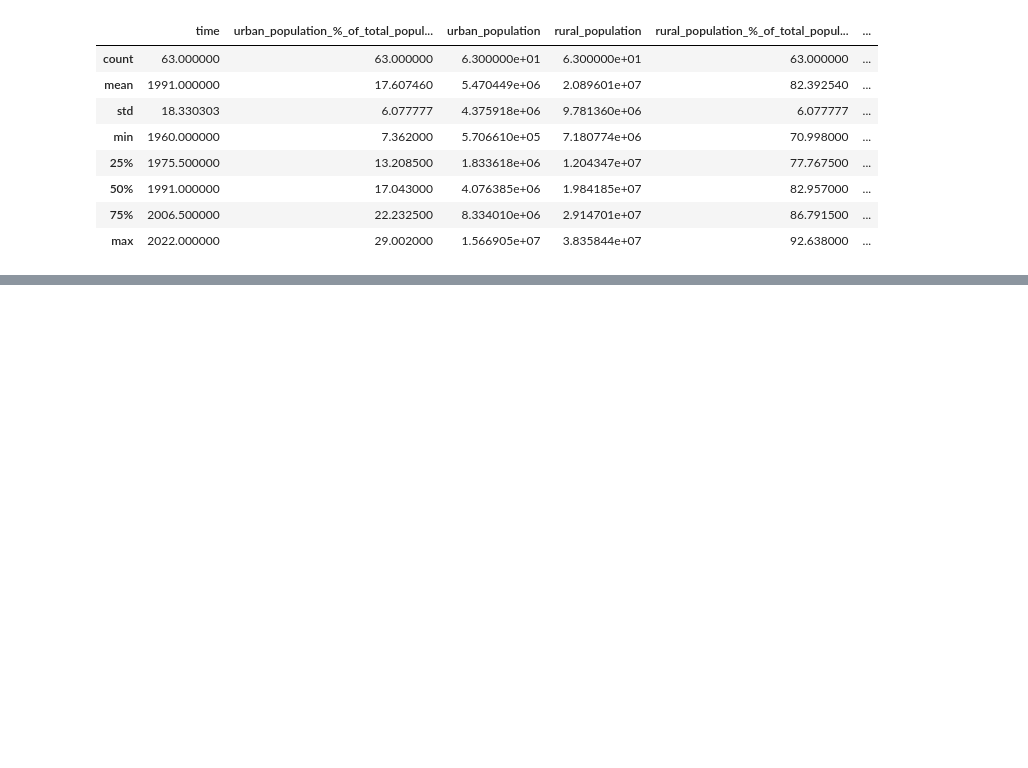
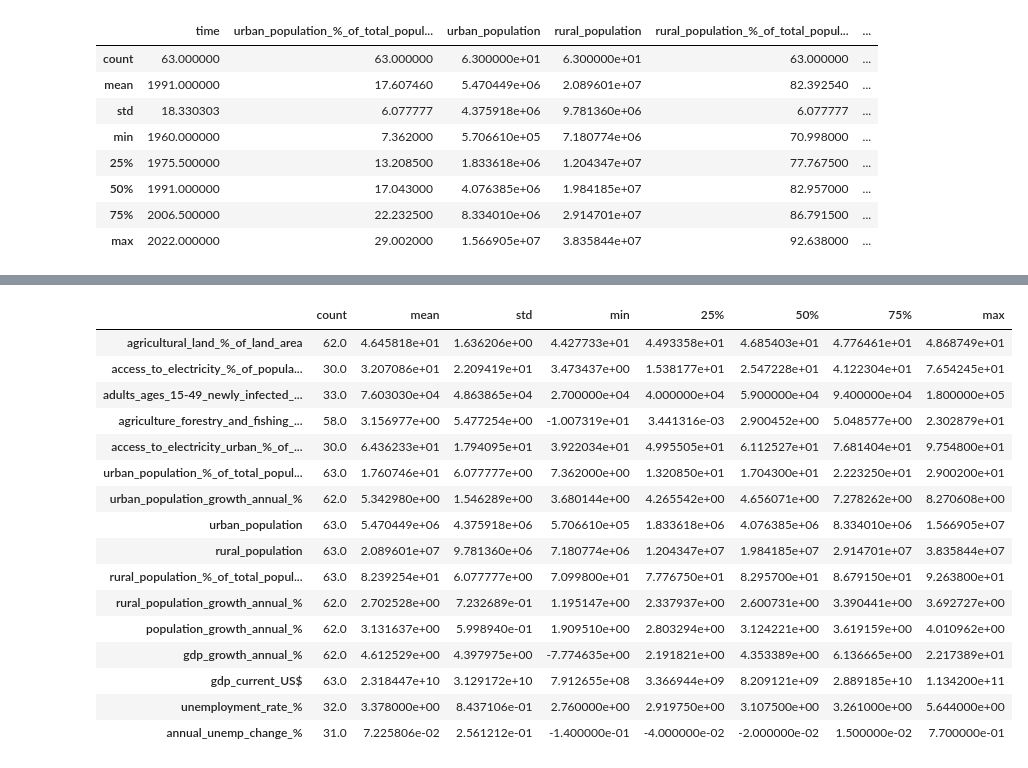
Before and after one commit to teofizzy/dte_datathon, a Jupyter notebook: src/challenges/challenge_1/index.ipynb, the cells around one changed output, grey strips where cells are left out. Cells and saved outputs as stored; diff of their text form; code cells hidden in the pictures; blank space fills up the shorter version.

```diff
--- a/src/challenges/challenge_1/index.ipynb
+++ b/src/challenges/challenge_1/index.ipynb
@@ -209,0 +585,21 @@ In checking for the validity, we check if the data is in the correct format.
+# %%
+# summary statistics of the data
+df.describe().T
+# %% [output]
+|  | count | mean | std | min | 25% | 50% | 75% | max |
+| agricultural_land_%_of_land_area | 62.0 | 4.645818e+01 | 1.636206e+00 | 4.427733e+01 | 4.493358e+01 | 4.685403e+01 | 4.776461e+01 | 4.868749e+01 |
+| access_to_electricity_%_of_popula... | 30.0 | 3.207086e+01 | 2.209419e+01 | 3.473437e+00 | 1.538177e+01 | 2.547228e+01 | 4.122304e+01 | 7.654245e+01 |
+| adults_ages_15-49_newly_infected_... | 33.0 | 7.603030e+04 | 4.863865e+04 | 2.700000e+04 | 4.000000e+04 | 5.900000e+04 | 9.400000e+04 | 1.800000e+05 |
+| agriculture_forestry_and_fishing_... | 58.0 | 3.156977e+00 | 5.477254e+00 | -1.007319e+01 | 3.441316e-03 | 2.900452e+00 | 5.048577e+00 | 2.302879e+01 |
+| access_to_electricity_urban_%_of_... | 30.0 | 6.436233e+01 | 1.794095e+01 | 3.922034e+01 | 4.995505e+01 | 6.112527e+01 | 7.681404e+01 | 9.754800e+01 |
+| urban_population_%_of_total_popul... | 63.0 | 1.760746e+01 | 6.077777e+00 | 7.362000e+00 | 1.320850e+01 | 1.704300e+01 | 2.223250e+01 | 2.900200e+01 |
+| urban_population_growth_annual_% | 62.0 | 5.342980e+00 | 1.546289e+00 | 3.680144e+00 | 4.265542e+00 | 4.656071e+00 | 7.278262e+00 | 8.270608e+00 |
+| urban_population | 63.0 | 5.470449e+06 | 4.375918e+06 | 5.706610e+05 | 1.833618e+06 | 4.076385e+06 | 8.334010e+06 | 1.566905e+07 |
+| rural_population | 63.0 | 2.089601e+07 | 9.781360e+06 | 7.180774e+06 | 1.204347e+07 | 1.984185e+07 | 2.914701e+07 | 3.835844e+07 |
+| rural_population_%_of_total_popul... | 63.0 | 8.239254e+01 | 6.077777e+00 | 7.099800e+01 | 7.776750e+01 | 8.295700e+01 | 8.679150e+01 | 9.263800e+01 |
+| rural_population_growth_annual_% | 62.0 | 2.702528e+00 | 7.232689e-01 | 1.195147e+00 | 2.337937e+00 | 2.600731e+00 | 3.390441e+00 | 3.692727e+00 |
+| population_growth_annual_% | 62.0 | 3.131637e+00 | 5.998940e-01 | 1.909510e+00 | 2.803294e+00 | 3.124221e+00 | 3.619159e+00 | 4.010962e+00 |
+| gdp_growth_annual_% | 62.0 | 4.612529e+00 | 4.397975e+00 | -7.774635e+00 | 2.191821e+00 | 4.353389e+00 | 6.136665e+00 | 2.217389e+01 |
+| gdp_current_US$ | 63.0 | 2.318447e+10 | 3.129172e+10 | 7.912655e+08 | 3.366944e+09 | 8.209121e+09 | 2.889185e+10 | 1.134200e+11 |
+| unemployment_rate_% | 32.0 | 3.378000e+00 | 8.437106e-01 | 2.760000e+00 | 2.919750e+00 | 3.107500e+00 | 3.261000e+00 | 5.644000e+00 |
+| annual_unemp_change_% | 31.0 | 7.225806e-02 | 2.561212e-01 | -1.400000e-01 | -4.000000e-02 | -2.000000e-02 | 1.500000e-02 | 7.700000e-01 |
```
Also changed, not shown: parts of 33 cells of this notebook, 4 other files.
